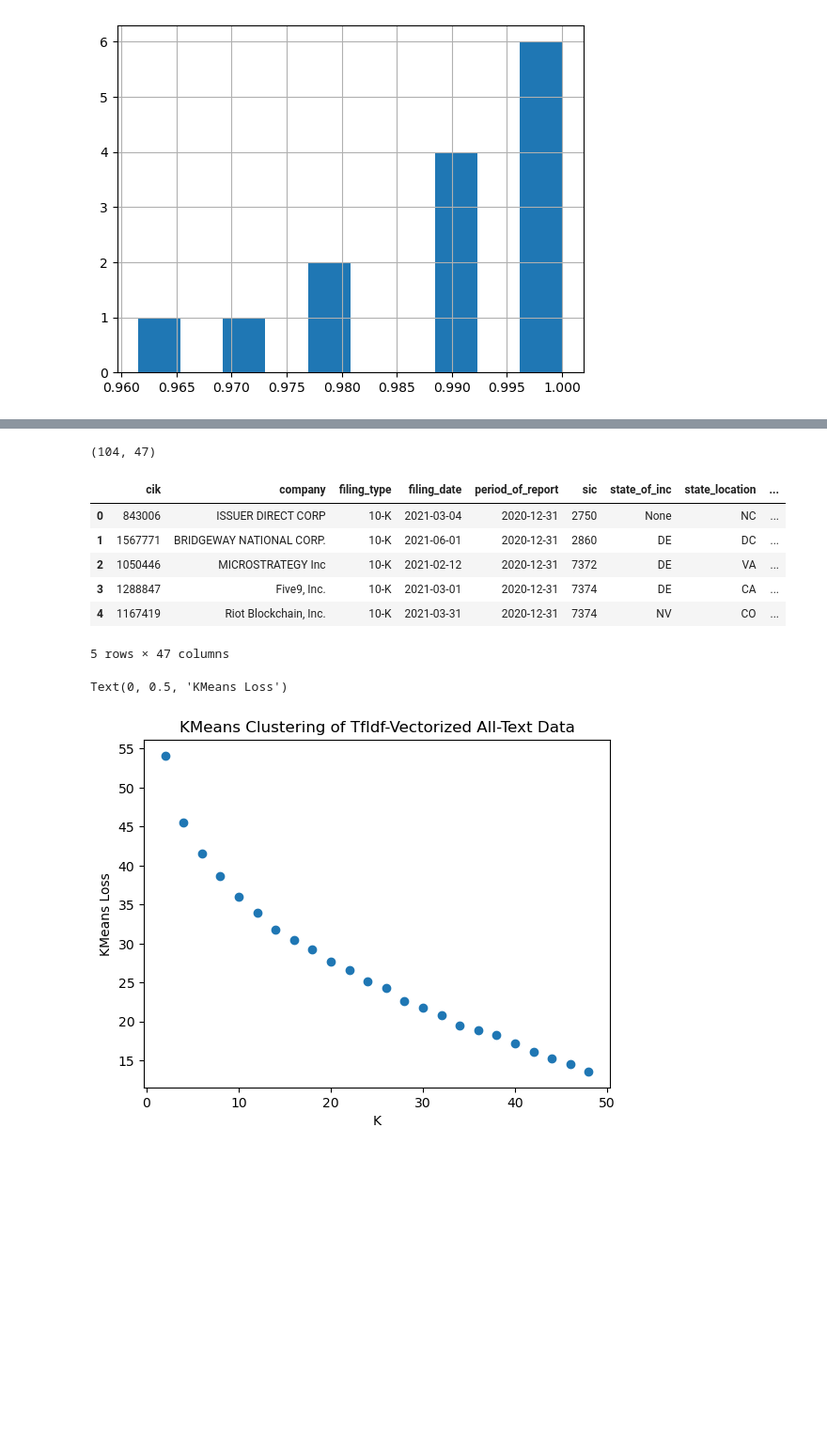
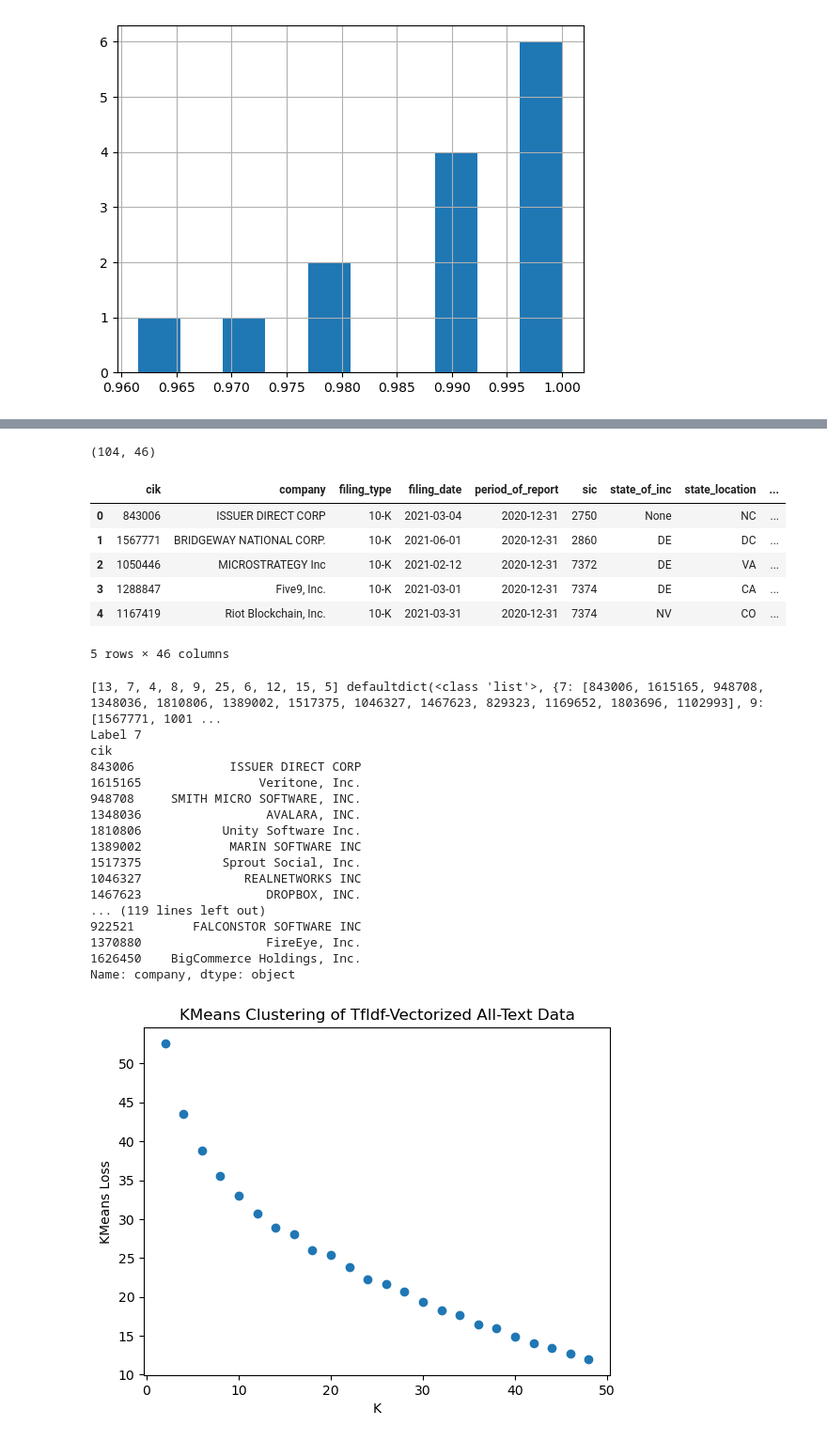
Before and after one commit to jainr3/SECret-Insights, a Jupyter notebook: testing.ipynb, the cells around one changed output, grey strips where cells are left out. Shown at 94% size. Drawn from its saved outputs; the diff is of its cells as text; code cells hidden in the pictures; blank space fills up the shorter version.

```diff
--- a/testing.ipynb
+++ b/testing.ipynb
@@ -197,8 +222,8 @@ Index(['CIK', 'Assets', 'AssetsCurrent',
 # %%
-simp = SimpleImputer(strategy='median')
-df_table.iloc[:, 1:] = simp.fit_transform(df_table.iloc[:, 1:])
+# We want to log normalize all the columns but some are negative or zero so this fails.
+# Thus we can subtract the min (so each feature's new min is 0) and then add a tiny constant to make it always positive
+df_table.iloc[:, 1:] = np.log(df_table.iloc[:, 1:] - df_table.iloc[:, 1:].min(axis=0) + 100)
 
-# TODO: we want to log normalize all the columns but some are negative or zero so this fails.
-# Thus we can add a constant to shift each feature right so that the log is defined
-df_table.iloc[:, 1:].min(axis=1) + df_table.iloc[:, 1:]
+# Visualize distribution of all fields
+df_table.iloc[:, 1:].hist(figsize=(20, 20))
 # %% [output]
@@ -260,6 +245,9 @@ df_table.iloc[:, 1:].tail()
 # %%
-# Log-normalize skewed fields to more normal-like distributions
-df_table.iloc[:, 1:] = np.log(df_table.iloc[:, 1:])
+from sklearn.preprocessing import StandardScaler
+
+# Standard scale features to have mean 0 and variance 1
+sc = StandardScaler()
+df_table.iloc[:, 1:] = sc.fit_transform(df_table.iloc[:, 1:])
 
 # Visualize distribution of all fields
 df_table.iloc[:, 1:].hist(figsize=(20, 20))
@@ -289,44 +277,77 @@ print(df_joined.shape)
 
 df_joined.head()
 # %% [output]
-(104, 47)
+(104, 46)
 |  | cik | company | filing_type | filing_date | period_of_report | sic | state_of_inc | state_location | ... |
 | 0 | 843006 | ISSUER DIRECT CORP | 10-K | 2021-03-04 | 2020-12-31 | 2750 | None | NC | ... |
 | 1 | 1567771 | BRIDGEWAY NATIONAL CORP. | 10-K | 2021-06-01 | 2020-12-31 | 2860 | DE | DC | ... |
 | 2 | 1050446 | MICROSTRATEGY Inc | 10-K | 2021-02-12 | 2020-12-31 | 7372 | DE | VA | ... |
 | 3 | 1288847 | Five9, Inc. | 10-K | 2021-03-01 | 2020-12-31 | 7374 | DE | CA | ... |
 | 4 | 1167419 | Riot Blockchain, Inc. | 10-K | 2021-03-31 | 2020-12-31 | 7374 | NV | CO | ... |
-5 rows × 47 columns
+5 rows × 46 columns
 # %%
 #########
 # Preprocess df_text
 
+from collections import defaultdict
 from sklearn.feature_extraction.text import CountVectorizer, TfidfVectorizer
 from sklearn.decomposition import TruncatedSVD
 from sklearn.cluster import KMeans
 
 # Concatenate all text fields and then vectorize the whole thing
 df_joined["all_text"] = df_joined.loc[:, text_columns].sum(axis=1)
 
 # Vectorize this concatenated string
 # vec = CountVectorizer(max_df=0.95, binary=True)
-vec = TfidfVectorizer(max_df=0.95, max_features=75)
+vec = TfidfVectorizer(max_df=0.95, max_features=50)
 X_text = vec.fit_transform(df_joined["all_text"])
 
 #########
 # Cluster X_text
 losses = {}
 
 # cluster on text ONLY
 for k in range(2, 50, 2):
     km = KMeans(n_clusters=k, random_state=1).fit(X_text)
-    labels = km.predict(X_text)
+    labels_txt = km.predict(X_text)
     losses[k] = km.inertia_
 
 plt.scatter(losses.keys(), losses.values())
 plt.title("KMeans Clustering of TfIdf-Vectorized All-Text Data")
 plt.xlabel("K")
 plt.ylabel("KMeans Loss")
+
+
+# Inspect the text clusters by printing CIKs
+OPTIMAL_K = 10
+km = KMeans(n_clusters=OPTIMAL_K, random_state=1).fit(X_text)
+labels_txt = km.predict(X_text)
+
+cluster_ciks = defaultdict(list)
+for row, label in enumerate(labels_txt):
+    cluster_ciks[label].append(df_joined["cik"][row])
+
+print([len(cluster) for cluster in cluster_ciks.values()], cluster_ciks)
+
+for label in cluster_ciks:
+    print("Label", label)
+    print(df_joined.set_index("cik").loc[cluster_ciks[label], "company"])
 # %% [output]
-Text(0, 0.5, 'KMeans Loss')
+[13, 7, 4, 8, 9, 25, 6, 12, 15, 5] defaultdict(<class 'list'>, {7: [843006, 1615165, 948708, 1348036, 1810806, 1389002, 1517375, 1046327, 1467623, 829323, 1169652, 1803696, 1102993], 9: [1567771, 1001 ...
+Label 7
+cik
+843006             ISSUER DIRECT CORP
+1615165                Veritone, Inc.
+948708     SMITH MICRO SOFTWARE, INC.
+1348036                 AVALARA, INC.
+1810806           Unity Software Inc.
+1389002            MARIN SOFTWARE INC
+1517375           Sprout Social, Inc.
+1046327              REALNETWORKS INC
+1467623                 DROPBOX, INC.
+... (119 lines left out)
+922521        FALCONSTOR SOFTWARE INC
+1370880                 FireEye, Inc.
+1626450    BigCommerce Holdings, Inc.
+Name: company, dtype: object
-[figure, old version]
+[figure, new version]
```
Also changed, not shown: parts of 12 cells of this notebook.
